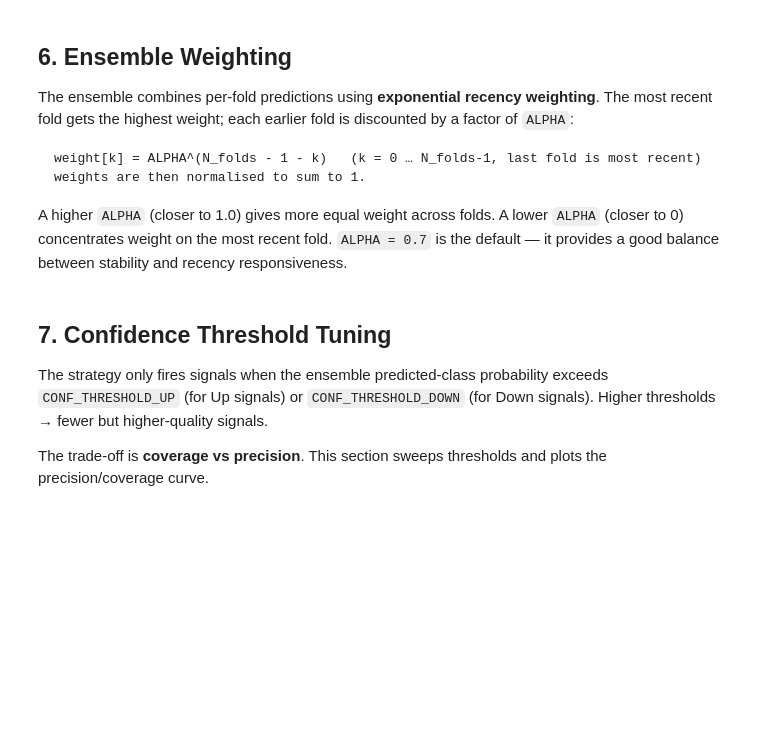
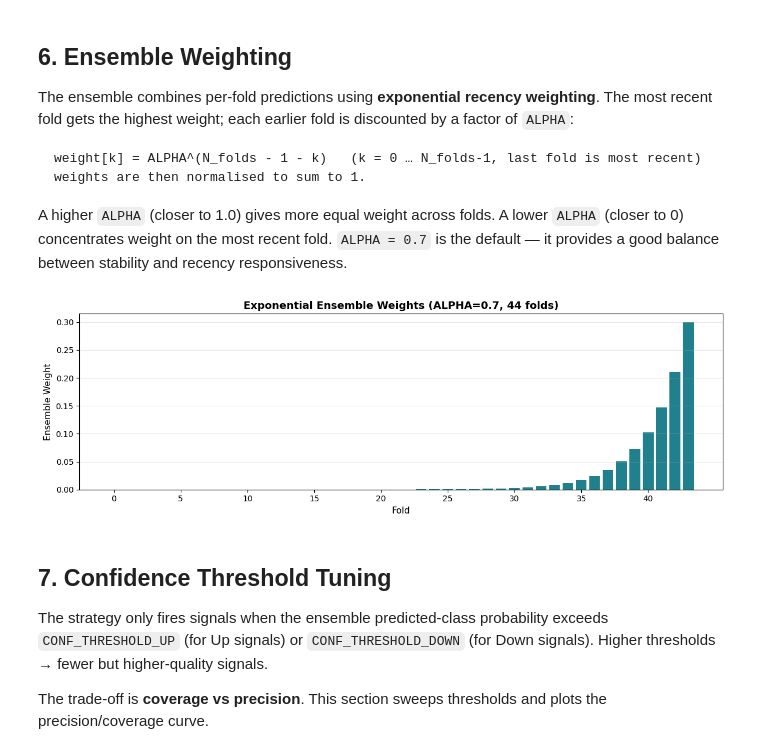
Before and after one commit to yuvrajkhanna146/piccolo-public, a Jupyter notebook: notebooks/03_model_training_walkforward.ipynb, the cells around one changed output. Drawn from its saved outputs; the diff is of its cells as text; code cells hidden in the pictures; blank space fills up the shorter version.

```diff
--- a/notebooks/03_model_training_walkforward.ipynb
+++ b/notebooks/03_model_training_walkforward.ipynb
@@ -204,28 +261,25 @@ A lower `ALPHA` (closer to 0) concentrates weight on the most recent fold.
 and recency responsiveness.
 # %%
 # ── Visualise ensemble weights ────────────────────────────────────────────────
-# Reproduce the weight calculation from ml_signal_engine.train_walkforward
-ALPHA = cfg.ALPHA  # must match ml_signal_engine
+ALPHA = cfg.ALPHA
 all_fold_ids = sorted(fold_models.keys())
 K = len(all_fold_ids)
 
 raw_weights = np.array([ALPHA ** (K - 1 - idx) for idx in range(K)])
 fold_weights = raw_weights / raw_weights.sum()
 
-fig, ax = plt.subplots(figsize=(10, 4))
-ax.bar(range(K), fold_weights, tick_label=[f"Fold {fid}" for fid in all_fold_ids],
-       color="#20808D", edgecolor="white")
-ax.set_xlabel("Fold")
-ax.set_ylabel("Ensemble Weight")
+fig, ax = plt.subplots(figsize=(12, 4))
+ax.bar(range(K), fold_weights, color="#20808D")
+ax.set_xlabel("Fold", fontsize=11)
+ax.set_ylabel("Ensemble Weight", fontsize=11)
 ax.set_title(f"Exponential Ensemble Weights (ALPHA={ALPHA}, {K} folds)", fontsize=13, fontweight="bold")
+ax.set_xticks(range(0, K, 5))
+ax.set_xticklabels([f"{i}" for i in range(0, K, 5)])
 ax.grid(axis="y", alpha=0.3)
 plt.tight_layout()
-plt.savefig("ensemble_weights.png", dpi=150, bbox_inches="tight")
 plt.show()
-
-print("Weights (normalised):")
-for fid, w in zip(all_fold_ids, fold_weights):
-    print(f"  Fold {fid:2d}: {w:.4f}")
+# %% [output]
+[figure, added]
 # %% [markdown]
 ## 7. Confidence Threshold Tuning
 
```
Also changed, not shown: parts of 8 cells of this notebook, 5 other files.
